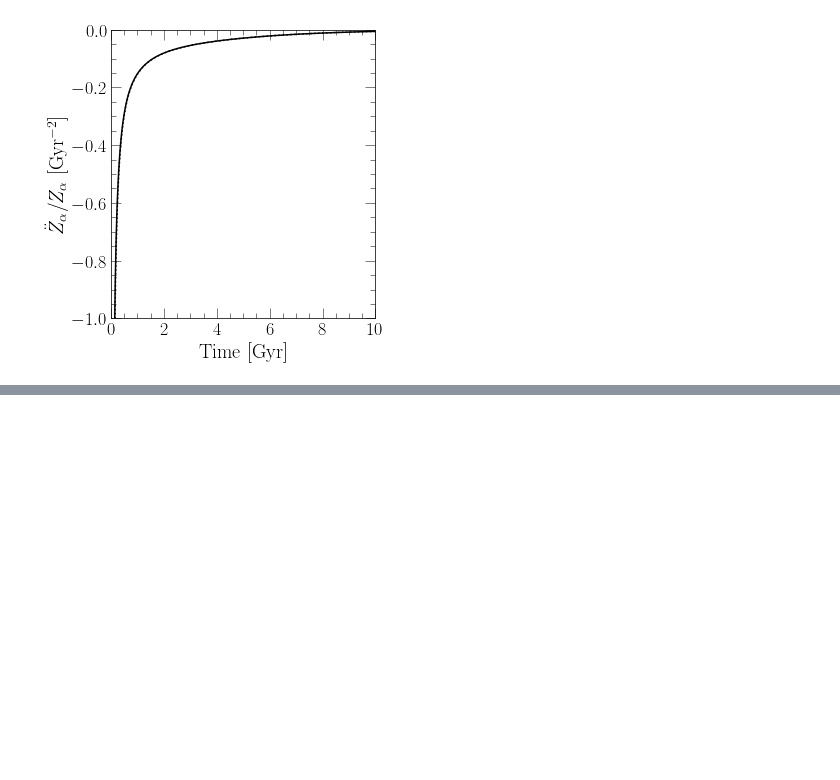
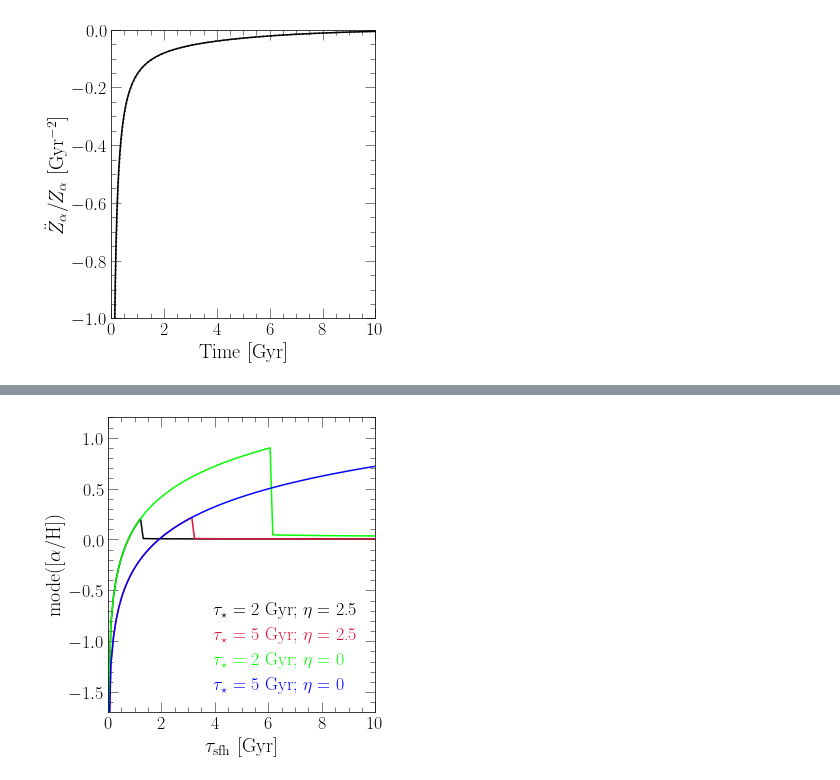
Before and after one commit to giganano/outflows, a Jupyter notebook: notebooks/onezone.ipynb, the cells around one changed output, grey strips where cells are left out. Drawn from its saved outputs; the diff is of its cells as text; code cells hidden in the pictures; blank space fills up the shorter version.

```diff
--- a/notebooks/onezone.ipynb
+++ b/notebooks/onezone.ipynb
@@ -394,0 +450,45 @@ plt.show()
+# %%
+fig = plt.figure(figsize = (5, 5))
+ax = fig.add_subplot(111)
+ax.set_xlabel(r"$\tau_\text{sfh}$ [Gyr]")
+ax.set_ylabel(r"mode([$\alpha$/H])")
+ax.set_xlim([0, 10])
+ax.set_xticks(range(0, 11, 2))
+ax.set_ylim([-1.7, 1.2])
+
+def mode_oh(tausfh, taustar = 5, eta = 0):
+    taudep = taustar / (1 + eta - 0.4)
+    zeq = vice.yields.ccsne.settings['o'] / (1 + eta - 0.4 - taustar / tausfh)
+    taubar = analytic.Zalpha.harmonic_timescale(taudep, tausfh)
+#     print(tausfh / taudep)
+    if tausfh > 2 * taudep or -taubar * np.log(2 - tausfh / taudep) > 13.2:
+        return zeq * (1 - np.exp(-13.2 / taubar))
+    elif tausfh == taudep:
+        return np.log10(vice.yields.ccsne.settings['o'] / (vice.solar_z['o'] * (1 + eta - 0.4)))
+    else:
+        return np.log10(zeq / vice.solar_z['o'] * (tausfh / taudep - 1))
+
+taustars = [2, 5, 2, 5]
+etas = [2.5, 2.5, 0, 0]
+colors = ["black", "crimson", "lime", "blue"]
+xvals = np.linspace(0.01, 10, 100)
+for i in range(len(taustars)):
+    kwargs = {
+        "c": named_colors()[colors[i]],
+        "label": r"$\tau_\star$ = %g Gyr; $\eta$ = %g" % (taustars[i], etas[i])
+    }
+    yvals = [mode_oh(x, taustar = taustars[i], eta = etas[i]) for x in xvals]
+    ax.plot(xvals, yvals, **kwargs)
+
+kwargs = {
+    "loc": mpl_loc("lower right"),
+    "bbox_to_anchor": (0.99, 0.01)
+}
+leg = ax.legend(**kwargs)
+fancy_legend(leg, colors)
+
+plt.tight_layout()
+plt.savefig("../latex/onezone-mdfs/mode_oh_versus_tausfh.pdf")
+plt.show()
+# %% [output]
+[figure, added]
```
Also changed, not shown: parts of 2 cells of this notebook, 5 other files.
